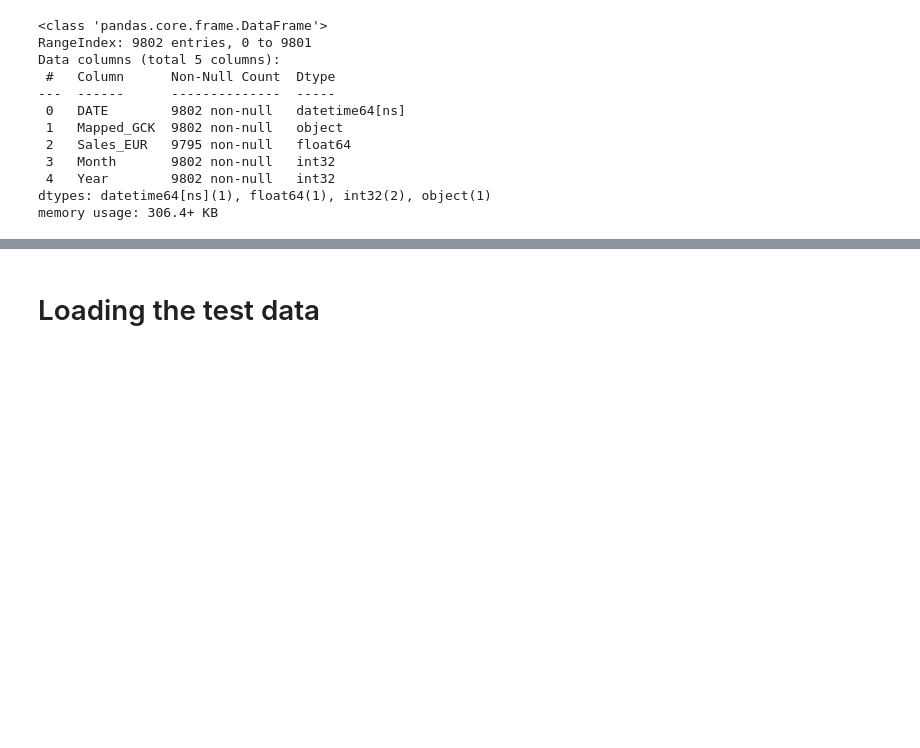
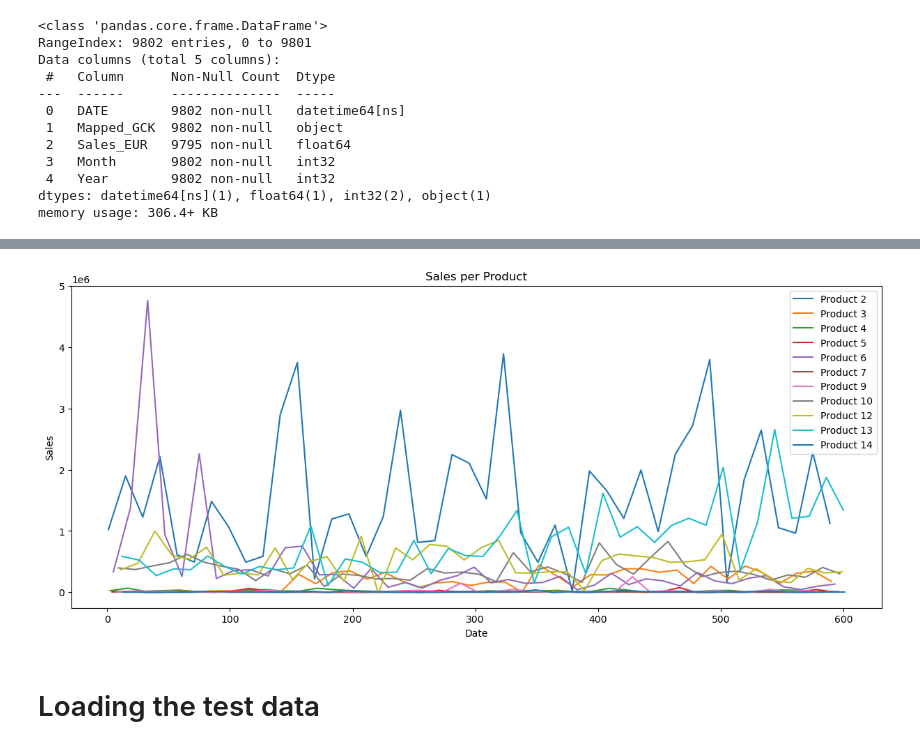
Before and after one commit to RubenCMarques/Case-2--Siemens-Sales-Forecast, a Jupyter notebook: Notebooks/Diogo_workspace.ipynb, the cells around one changed output, grey strips where cells are left out. Cells and saved outputs as stored; diff of their text form; code cells hidden in the pictures; blank space fills up the shorter version.

```diff
--- a/Notebooks/Diogo_workspace.ipynb
+++ b/Notebooks/Diogo_workspace.ipynb
@@ -829,3 +903,16 @@ sales_data.sample(10)
+# %%
+# Plot the sales of the products not including product 1, 11 and 8 to check their distribution
+plt.figure(figsize=(15, 6))
+for i in range(2, len(product_dataframes) + 1):
+    if i not in [1, 8, 11]:
+        globals()[f'product{i}']["Sales_EUR"].plot(label=f'Product {i}')
+plt.xlabel('Date')
+plt.ylabel('Sales')
+plt.title('Sales per Product')
+plt.legend()
+plt.show()
+# %% [output]
+[figure, added]
 # %% [markdown]
 # Loading the test data
 # %%
```
Also changed, not shown: parts of 15 cells of this notebook.
